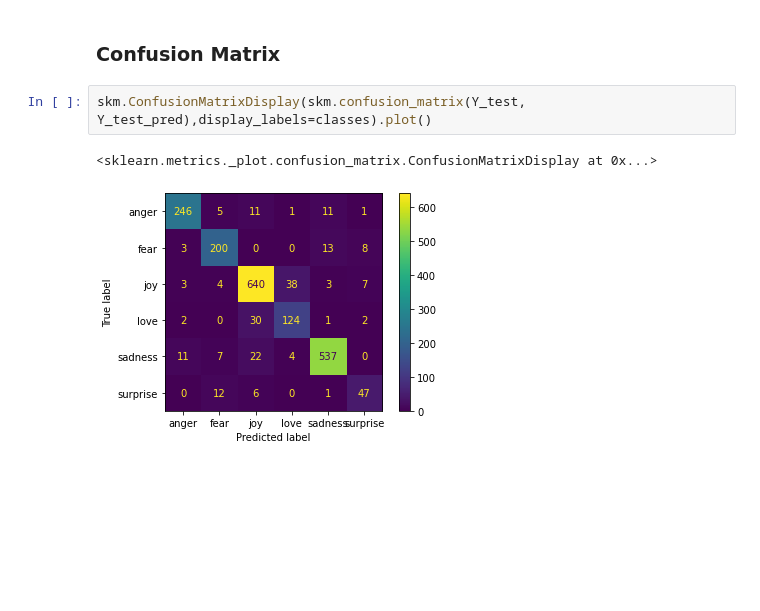
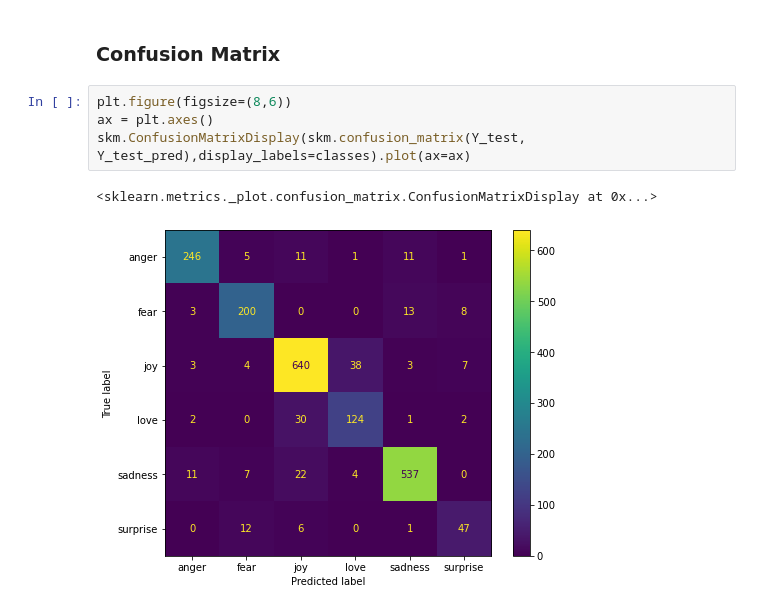
Before and after one commit to apeiffer/sentiment-analysis, a Jupyter notebook: notebooks/xgb_tuning.ipynb, the cells around one changed output. Saved outputs shown, nothing was run; the diff lists cells and outputs as text; blank space fills up the shorter version.

```diff
--- a/notebooks/xgb_tuning.ipynb
+++ b/notebooks/xgb_tuning.ipynb
@@ -554,7 +554,9 @@ Test Log Loss: 0.2453
 # %% [markdown]
 ### Confusion Matrix
 # %%
-skm.ConfusionMatrixDisplay(skm.confusion_matrix(Y_test, Y_test_pred),display_labels=classes).plot()
+plt.figure(figsize=(8,6))
+ax = plt.axes()
+skm.ConfusionMatrixDisplay(skm.confusion_matrix(Y_test, Y_test_pred),display_labels=classes).plot(ax=ax)
 # %% [output]
 <sklearn.metrics._plot.confusion_matrix.ConfusionMatrixDisplay at 0x...>
-[figure, old version]
+[figure, new version]
```
